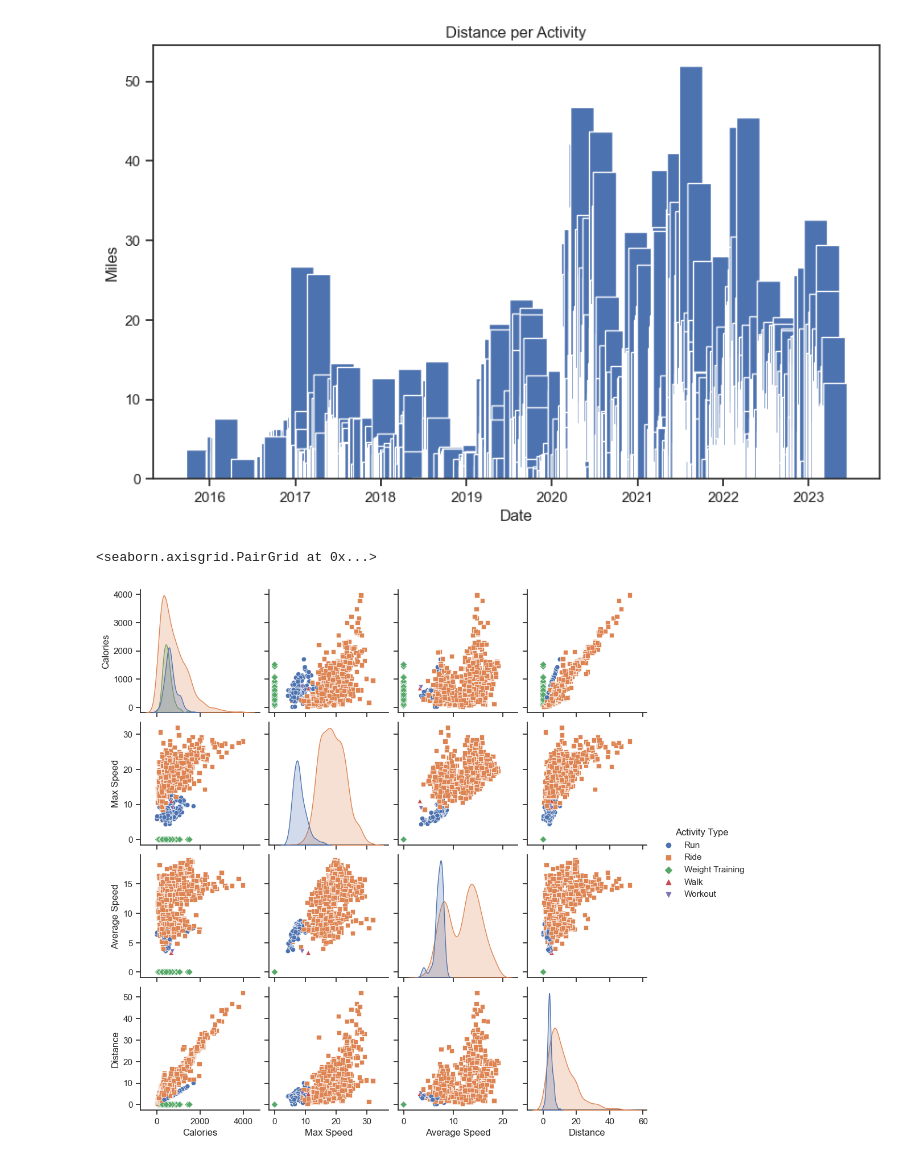
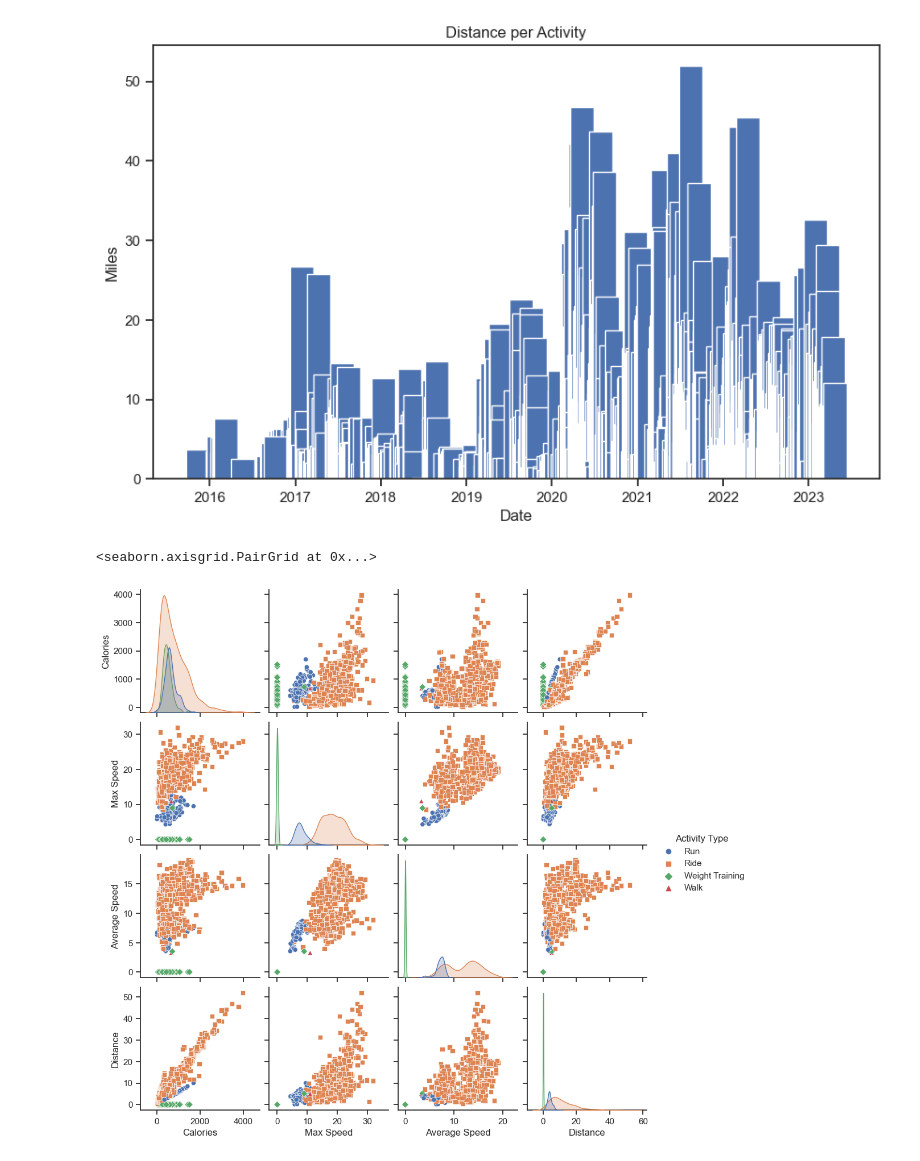
Before and after one commit to kelmo974/StravaMio, a Jupyter notebook: eda_strava.ipynb, the cells around one changed output. Cells and saved outputs as stored; diff of their text form; code cells hidden in the pictures.

```diff
--- a/eda_strava.ipynb
+++ b/eda_strava.ipynb
@@ -136,6 +137,9 @@ move_df['Average Speed'] = move_df['Distance'] /(move_df['Moving Time'].dt.total
 # %%
 # round calories value
 move_df['Calories'] = (move_df['Calories']).round()
+# %%
+# changing activity type value form "Workout" to "Weight Training"
+move_df.at[665, 'Activity Type'] = 'Weight Training'
 # %%
 move_df.info()
 # %% [output]
@@ -288,7 +292,7 @@ high_speed_index = move_df.drop(high_speed_index, inplace=True)
 # %%
 pair_list = ['Activity Date','Activity Type','Calories','Max Speed','Average Speed','Distance']
 pair_df = move_df[pair_list]
-sns.pairplot(pair_df, hue="Activity Type", markers=['o','s','D','^','v' ])
+sns.pairplot(pair_df, hue="Activity Type", markers=['o','s','D','^'])
 # %% [output]
 <seaborn.axisgrid.PairGrid at 0x...>
-[figure, old version]
+[figure, new version]
```
Also changed, not shown: parts of 17 cells of this notebook.
